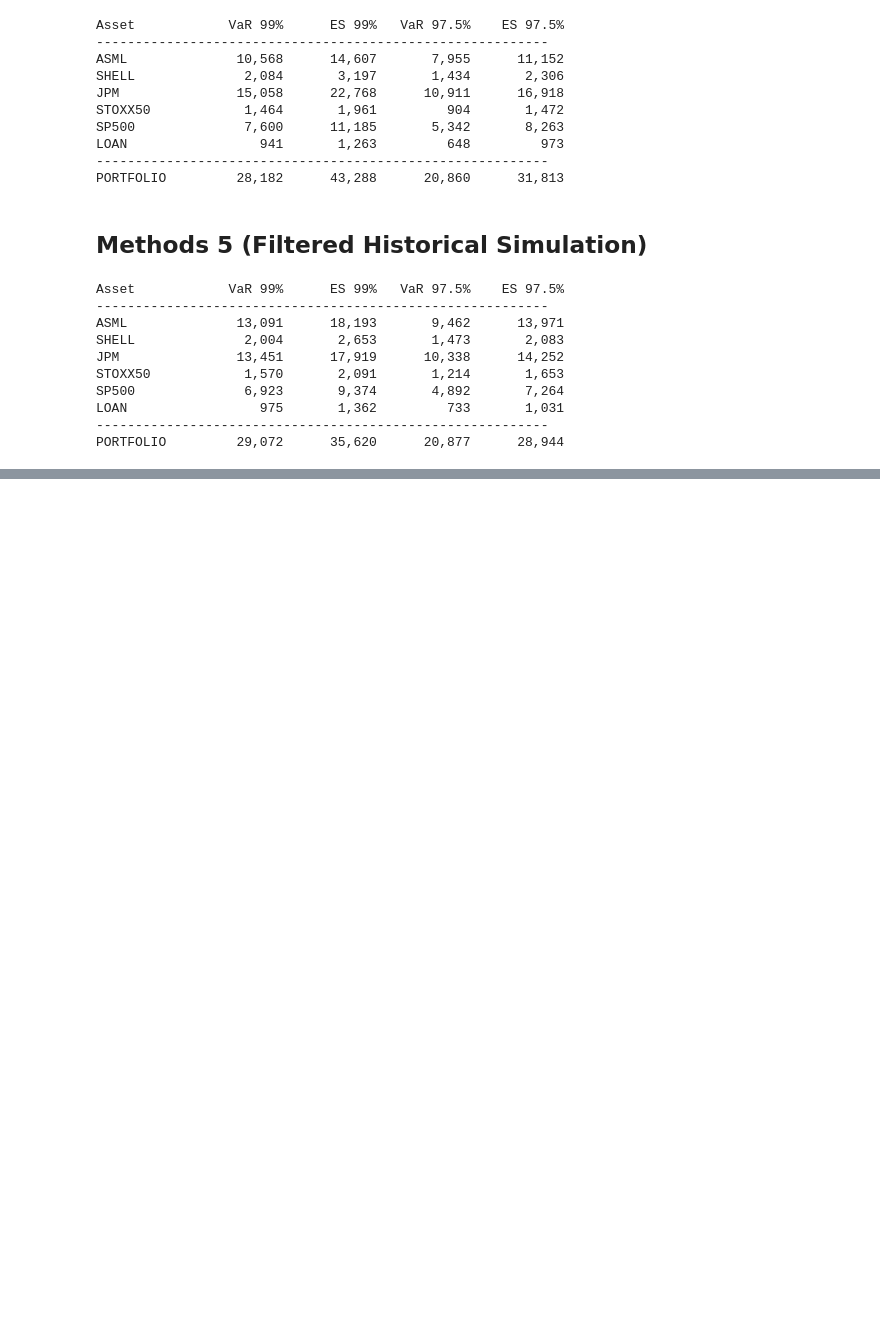
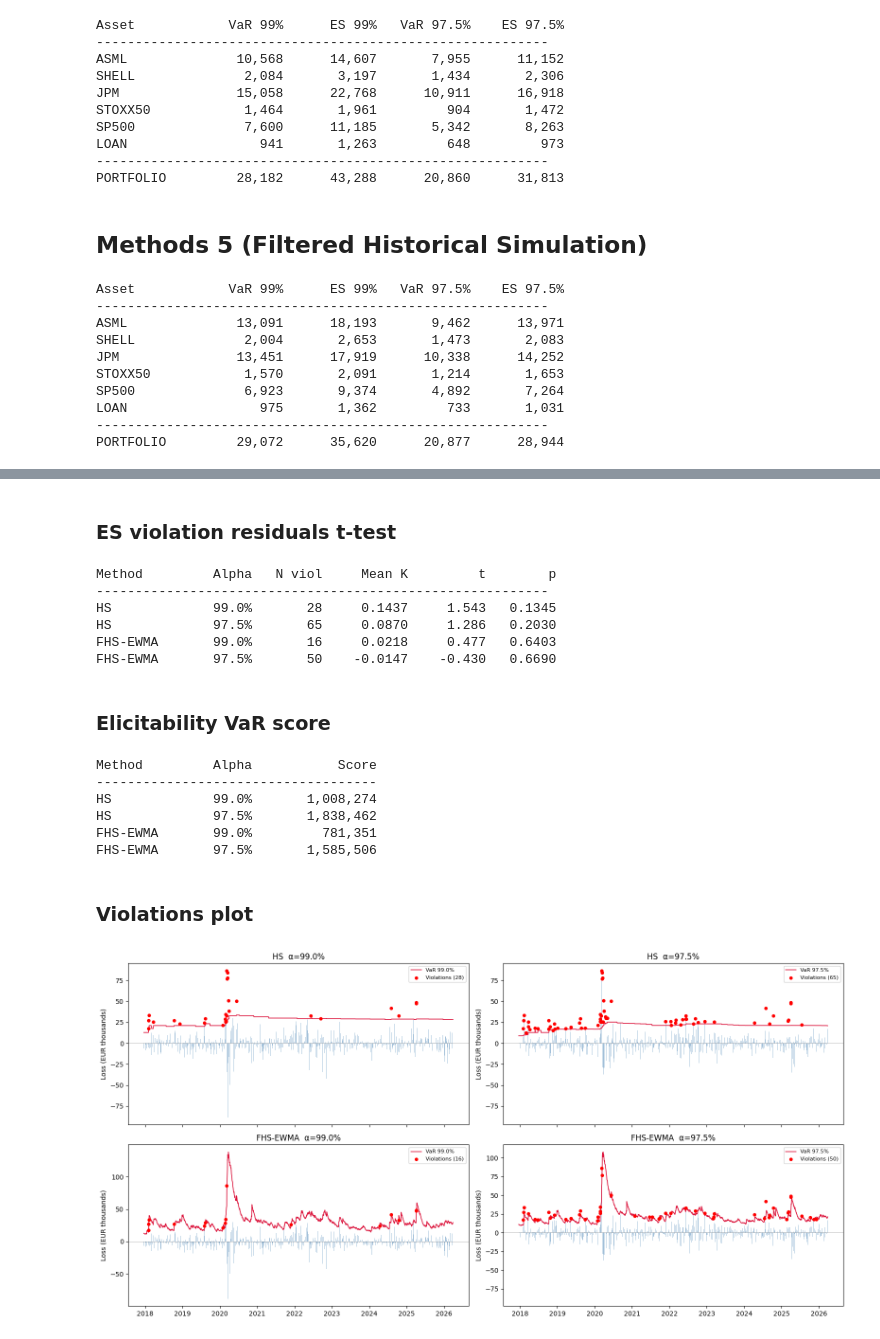
Before and after one commit to siddharthyashkukreja-cloud/QFRM_Assignments, a Jupyter notebook: Assignment_1/04_andreas.ipynb, the cells around one changed output, grey strips where cells are left out. Cells and saved outputs as stored; diff of their text form; code cells hidden in the pictures; blank space fills up the shorter version.

```diff
--- a/Assignment_1/04_andreas.ipynb
+++ b/Assignment_1/04_andreas.ipynb
@@ -150,0 +204,58 @@ PORTFOLIO         29,072      35,620      20,877      28,944
+# %% [markdown]
+### ES violation residuals t-test
+# %%
+print(f"{'Method':<12}  {'Alpha':>6}  {'N viol':>7}  {'Mean K':>9}  {'t':>8}  {'p':>7}")
+print("-" * 58)
+for label, vd, ed in [("HS", results_var, results_es), ("FHS-EWMA", fresults_var, fresults_es)]:
+    for a in ALPHAS:
+        I  = bt_loss > vd[a][bt]
+        K  = np.where(I, (bt_loss - ed[a][bt]) / ed[a][bt], 0.0)
+        Kv = K[I]
+        t_s, p = stats.ttest_1samp(Kv, 0)
+        print(f"{label:<12}  {a*100:>5.1f}%  {len(Kv):>7}  {Kv.mean():>9.4f}  {t_s:>8.3f}  {p:>7.4f}")
+# %% [output]
+Method         Alpha   N viol     Mean K         t        p
+----------------------------------------------------------
+HS             99.0%       28     0.1437     1.543   0.1345
+HS             97.5%       65     0.0870     1.286   0.2030
+FHS-EWMA       99.0%       16     0.0218     0.477   0.6403
+FHS-EWMA       97.5%       50    -0.0147    -0.430   0.6690
+# %% [markdown]
+### Elicitability VaR score
+# %%
+print(f"{'Method':<12}  {'Alpha':>6}  {'Score':>14}")
+print("-" * 36)
+for label, vd in [("HS", results_var), ("FHS-EWMA", fresults_var)]:
+    for a in ALPHAS:
+        vt    = vd[a][bt]
+        score = np.sum(np.abs((bt_loss <= vt).astype(float) - a) * np.abs(bt_loss - vt))
+        print(f"{label:<12}  {a*100:>5.1f}%  {score:>14,.0f}")
+# %% [output]
+Method         Alpha           Score
+------------------------------------
+HS             99.0%       1,008,274
+HS             97.5%       1,838,462
+FHS-EWMA       99.0%         781,351
+FHS-EWMA       97.5%       1,585,506
+# %% [markdown]
+### Violations plot
+# %%
+fig, axes = plt.subplots(2, 2, figsize=(16, 8), sharex=True)
+for row, (label, vd) in enumerate([("HS", results_var), ("FHS-EWMA", fresults_var)]):
+    for col, a in enumerate(ALPHAS):
+        ax = axes[row, col]
+        vt = vd[a][bt]
+        I  = bt_loss > vt
+        ax.bar(bt_dates, bt_loss / 1e3, color="steelblue", alpha=0.5, width=1)
+        ax.plot(bt_dates, vt / 1e3, color="crimson", lw=1.2, label=f"VaR {a*100:.1f}%")
+        ax.scatter(bt_dates[I], bt_loss[I] / 1e3, color="red", s=18, zorder=5,
+                   label=f"Violations ({I.sum()})")
+        ax.axhline(0, color="black", lw=0.5, alpha=0.4)
+        ax.set_title(f"{label}  α={a*100:.1f}%")
+        ax.set_ylabel("Loss (EUR thousands)")
+        ax.legend(fontsize=8)
+plt.tight_layout()
+plt.savefig("plots/backtest_violations.png", dpi=150)
+plt.show()
+# %% [output]
+[figure, added]
```
Also changed, not shown: parts of 6 cells of this notebook, 4 other files.
